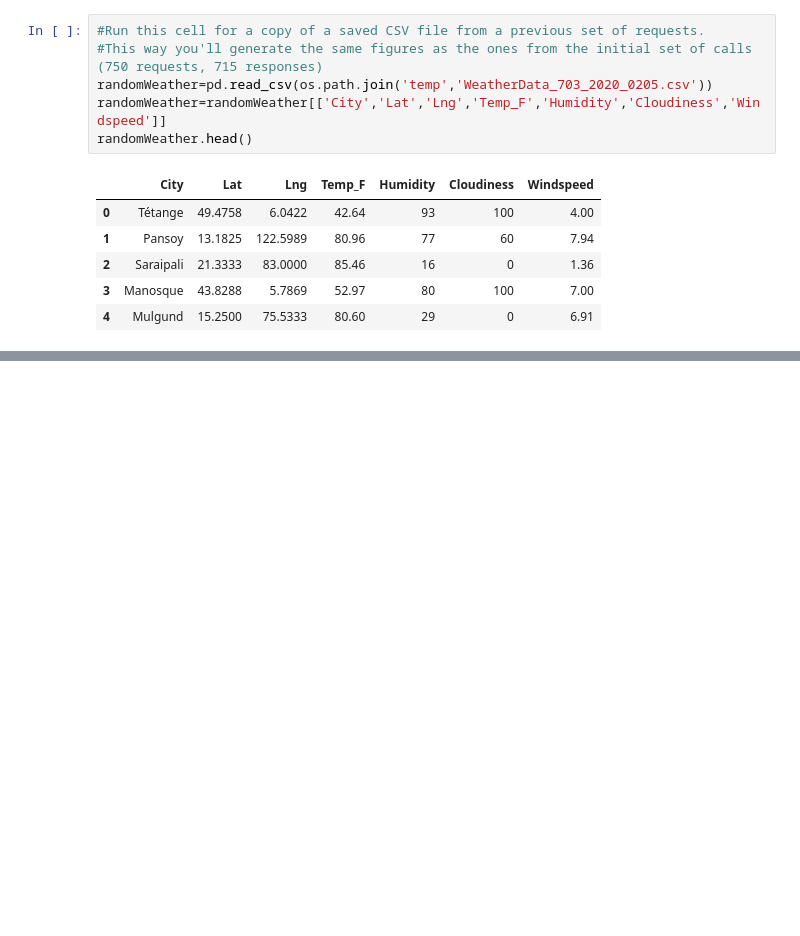
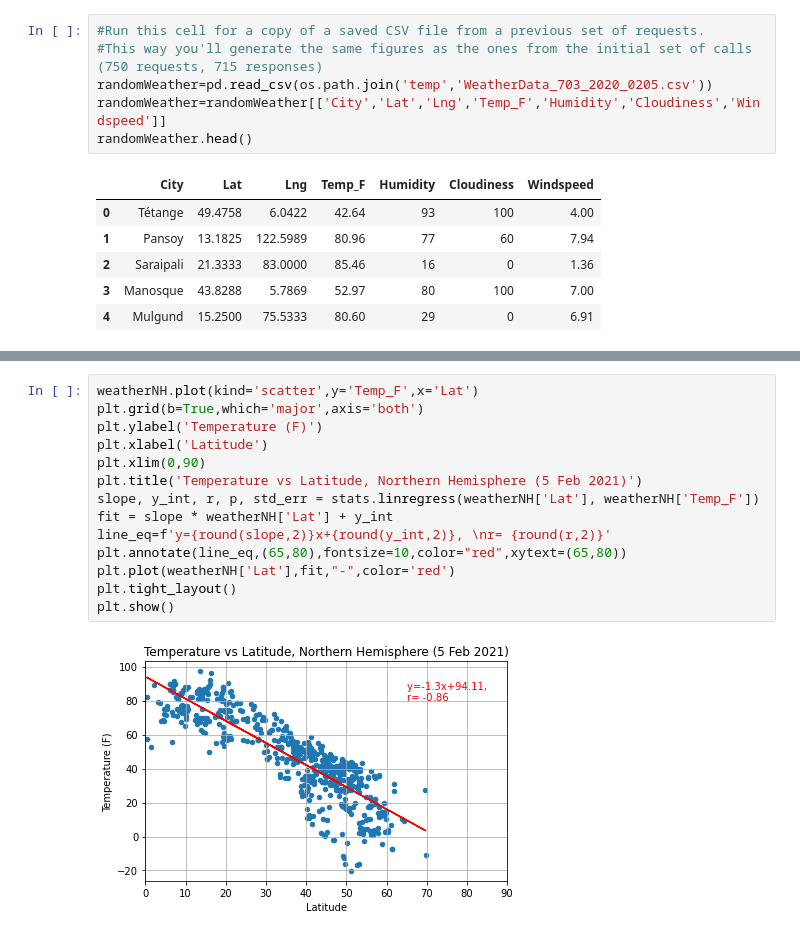
Before and after one commit to ritiktonger/weather-app, a Jupyter notebook: WeatherPy/WeatherPy.ipynb, the cells around one changed output, grey strips where cells are left out. Drawn from its saved outputs; the diff is of its cells as text; blank space fills up the shorter version.

```diff
--- a/WeatherPy/WeatherPy.ipynb
+++ b/WeatherPy/WeatherPy.ipynb
@@ -175,0 +181,16 @@ the Northern Hemisphere.
+# %%
+weatherNH.plot(kind='scatter',y='Temp_F',x='Lat')
+plt.grid(b=True,which='major',axis='both')
+plt.ylabel('Temperature (F)')
+plt.xlabel('Latitude')
+plt.xlim(0,90)
+plt.title('Temperature vs Latitude, Northern Hemisphere (5 Feb 2021)')
+slope, y_int, r, p, std_err = stats.linregress(weatherNH['Lat'], weatherNH['Temp_F'])
+fit = slope * weatherNH['Lat'] + y_int
+line_eq=f'y={round(slope,2)}x+{round(y_int,2)}, \nr= {round(r,2)}'
+plt.annotate(line_eq,(65,80),fontsize=10,color="red",xytext=(65,80))
+plt.plot(weatherNH['Lat'],fit,"-",color='red')
+plt.tight_layout()
+plt.show()
+# %% [output]
+[figure, added]
```
Also changed, not shown: parts of 13 cells of this notebook.
